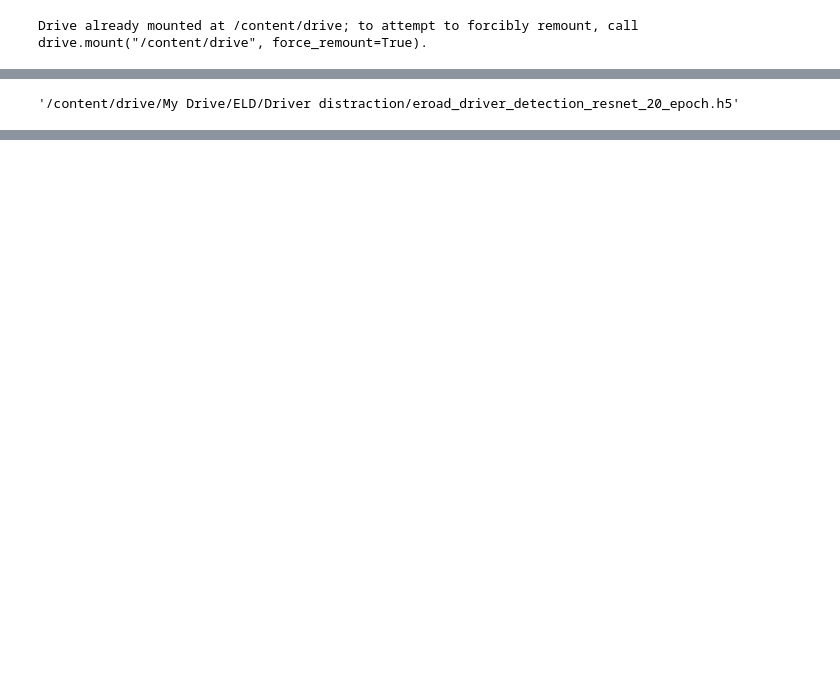
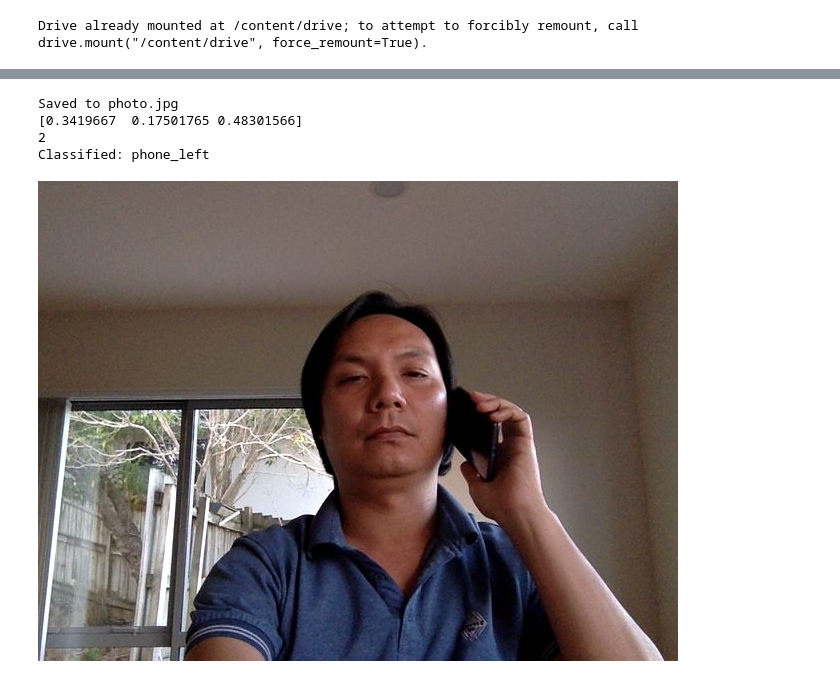
Before and after one commit to phat-ng-eroad/cnn, a Jupyter notebook: eroad_driver_action_detection.ipynb, the cells around one changed output, grey strips where cells are left out. Drawn from its saved outputs; the diff is of its cells as text; code cells hidden in the pictures; blank space fills up the shorter version.

```diff
--- a/eroad_driver_action_detection.ipynb
+++ b/eroad_driver_action_detection.ipynb
@@ -39,7 +39,7 @@ def get_im_cv2(path, w, h):
   resized = cv2.resize(img, (w,h), cv2.INTER_LINEAR)
   return resized
 
-TRAINING_DIR = 'tmp/Thay_data'
+TRAINING_DIR = 'tmp1/Thay_data'
 IMAGE_WIDTH=224
 IMAGE_HEIGHT=224
 IMAGE_SIZE=(IMAGE_WIDTH, IMAGE_HEIGHT)
@@ -50,16 +50,17 @@ categories = []
 paths = []
 
 actions = {
-    'drinking': 0,
-    'phone_left' : 1,
-    'texting_left': 2,
+    'normal' : 0,
+    'drinking': 1,
+    'phone_left' : 2
+    #'texting_left': 2,
 }
 
 #Should add class 0
-for i in range(1,4):
+for i in range(1,2):
   for dir_name in actions.keys():
     for file in os.listdir("%s_%s/%s" % (TRAINING_DIR, i, dir_name)):
-      if(file.endswith('jpg')): #('.png', '.jpg', '.jpeg')
+      if(file.endswith('png')): #('.png', '.jpg', '.jpeg')
         files.append(file)
         categories.append(actions.get(dir_name))
         paths.append("%s_%s/%s/%s" %(TRAINING_DIR, i, dir_name, file))
@@ -154,7 +153,7 @@ learning_rate_reduction = ReduceLROnPlateau(monitor='val_acc',
                                             verbose=1,
                                             factor=0.5,
                                             min_lr=0.0001)
-EPOCHS=5
+EPOCHS=10
 BATCH_SIZE=15
 callbacks = [learning_rate_reduction]
 
@@ -187,5 +171,3 @@ Test accuracy: 0.9605262875556946
 # %%
-model.save('eroad_driver_detection_resnet_20_epoch.h5')
-shutil.copyfile('eroad_driver_detection_resnet_20_epoch.h5', DRIVE_PATH + 'eroad_driver_detection_resnet_20_epoch.h5')
+#model.save('eroad_driver_detection_resnet_20_epoch.h5')
+#shutil.copyfile('eroad_driver_detection_resnet_20_epoch.h5', DRIVE_PATH + 'eroad_driver_detection_resnet_20_epoch.h5')
-# %% [output]
-'/content/drive/My Drive/ELD/Driver distraction/eroad_driver_detection_resnet_20_epoch.h5'
@@ -191,0 +217,33 @@ shutil.copyfile('eroad_driver_detection_resnet_20_epoch.h5', DRIVE_PATH + 'eroad
+# %%
+label_map = {
+    0: 'normal',
+    1: 'drinking',
+    2: 'phone_left'
+    #2: 'texting_left'
+}
+
+from IPython.display import Image
+try:
+  filename = take_photo()
+  print('Saved to {}'.format(filename))
+
+  img = get_im_cv2(filename, IMAGE_WIDTH, IMAGE_HEIGHT)
+
+  x_predict=[]
+  x_predict.append(img)
+  x_predict = np.array(x_predict, dtype=np.uint8)
+  prediction = model.predict(x_predict);
+
+  label = np.argmax(prediction)
+
+  print(*prediction)
+  print(label)
+  print("Classified: %s" % (label_map.get(label)))
+
+  # Show the image which was just taken.
+  display(Image(filename))
+except Exception as err:
+  # Errors will be thrown if the user does not have a webcam or if they do not
+  # grant the page permission to access it.
+  print(str(err))
+# %% [output]
@@ -191,0 +251,5 @@ shutil.copyfile('eroad_driver_detection_resnet_20_epoch.h5', DRIVE_PATH + 'eroad
+Saved to photo.jpg
+[0.3419667  0.17501765 0.48301566]
+2
+Classified: phone_left
+[figure, added]
```
Also changed, not shown: parts of 5 cells of this notebook.
